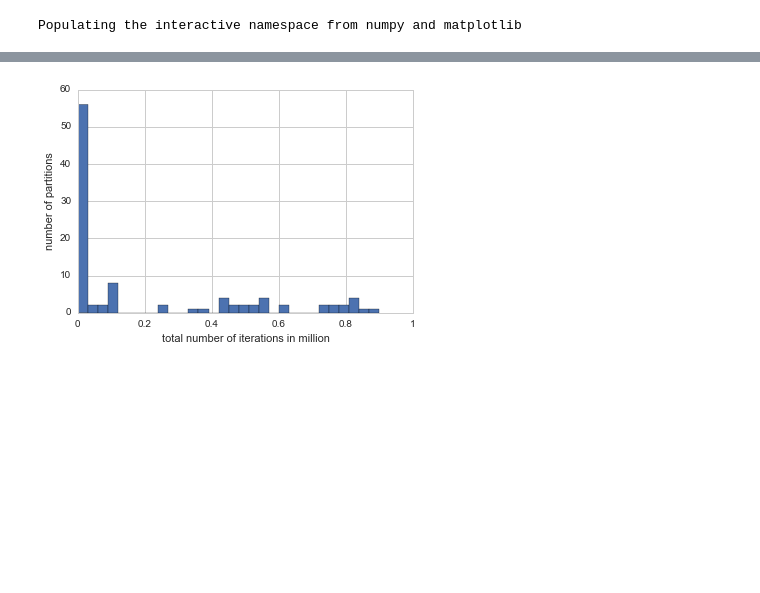
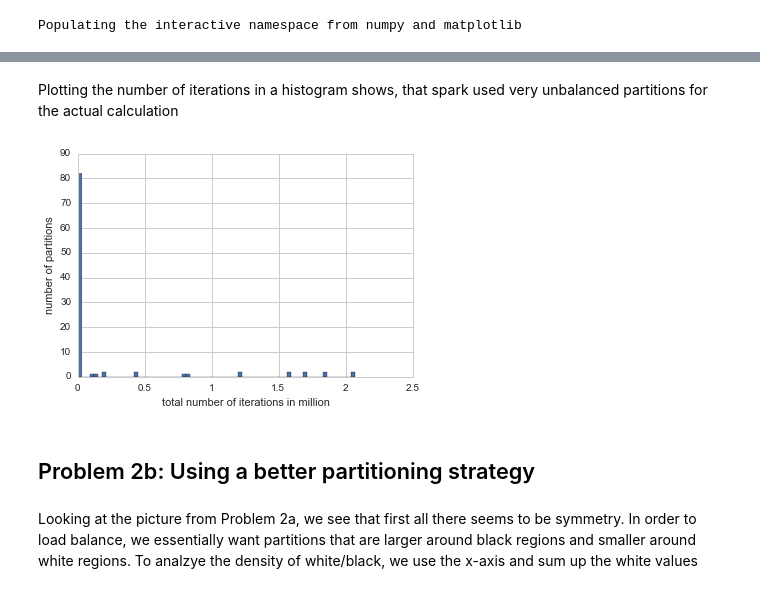
Before and after one commit to harvard-cs205/cs205-homework, a Jupyter notebook: HW1/P2/Problem2.ipynb, the cells around one changed output, grey strips where cells are left out. Cells and saved outputs as stored; diff of their text form; code cells hidden in the pictures; blank space fills up the shorter version.

```diff
--- a/HW1/P2/Problem2.ipynb
+++ b/HW1/P2/Problem2.ipynb
@@ -54,0 +71,7 @@ Populating the interactive namespace from numpy and matplotlib
+# %%
+rdd = setupMandelbrot()
+
+rdd, iteration_stats = computeMandelbrot(rdd)
+
+# apply mandelbrot function and draw resulting image
+im = draw_image(rdd)
@@ -55,20 +81,27 @@ Populating the interactive namespace from numpy and matplotlib
 # %%
 # plot a histogram
-binwidth = 3 * 10**5
+binwidth = 0.25 * 10**5
 
-fig = plt.figure()
-ax = fig.add_subplot(111)
-ax.hist(np.array(data), bins=np.arange(min(data), max(data) + binwidth, binwidth))
-ax.set_xlabel('total number of iterations in million')
-ax.set_ylabel('number of partitions')
+def plotIterationStats(iteration_stats, savestr):
+    fig = plt.figure()
+    ax = fig.add_subplot(111)
+    ax.hist(np.array(iteration_stats), bins=np.arange(min(iteration_stats), max(iteration_stats) + binwidth, binwidth))
+    ax.set_xlabel('total number of iterations in million')
+    ax.set_ylabel('number of partitions')
 
-# use the trick from http://stackoverflow.com/questions/10171618/changing-plot-scale-by-a-factor-in-matplotlib
-# to scale figure in a nicer way
-scale = 10e6
-ticks = ticker.FuncFormatter(lambda x, pos: '{0:g}'.format(x/scale))
-ax.xaxis.set_major_formatter(ticks)
+    # use the trick from http://stackoverflow.com/questions/10171618/changing-plot-scale-by-a-factor-in-matplotlib
+    # to scale figure in a nicer way
+    scale = 10e6
+    ticks = ticker.FuncFormatter(lambda x, pos: '{0:g}'.format(x/scale))
+    ax.xaxis.set_major_formatter(ticks)
 
-# save figure as P2a_hist.png
-plt.savefig('P2a_hist.png', dpi=120)
+    # save figure as P2a_hist.png
+    plt.savefig(savestr, dpi=120)
-# %% [output]
-[figure, removed]
+# %% [markdown]
+Plotting the number of iterations in a histogram shows, that spark used very unbalanced partitions for the actual calculation
+# %%
+plotIterationStats(iteration_stats, 'P2a_hist.png')
+# %% [output]
+[figure, added]
+# %% [markdown]
+## Problem 2b: Using a better partitioning strategy
@@ -74,0 +110,2 @@ plt.savefig('P2a_hist.png', dpi=120)
+# %% [markdown]
+Looking at the picture from Problem 2a, we see that first all there seems to be symmetry. In order to load balance, we essentially want partitions that are larger around black regions and smaller around white regions. To analzye the density of white/black, we use the x-axis and sum up the white values
```
Also changed, not shown: parts of 18 cells of this notebook, 5 other files.
